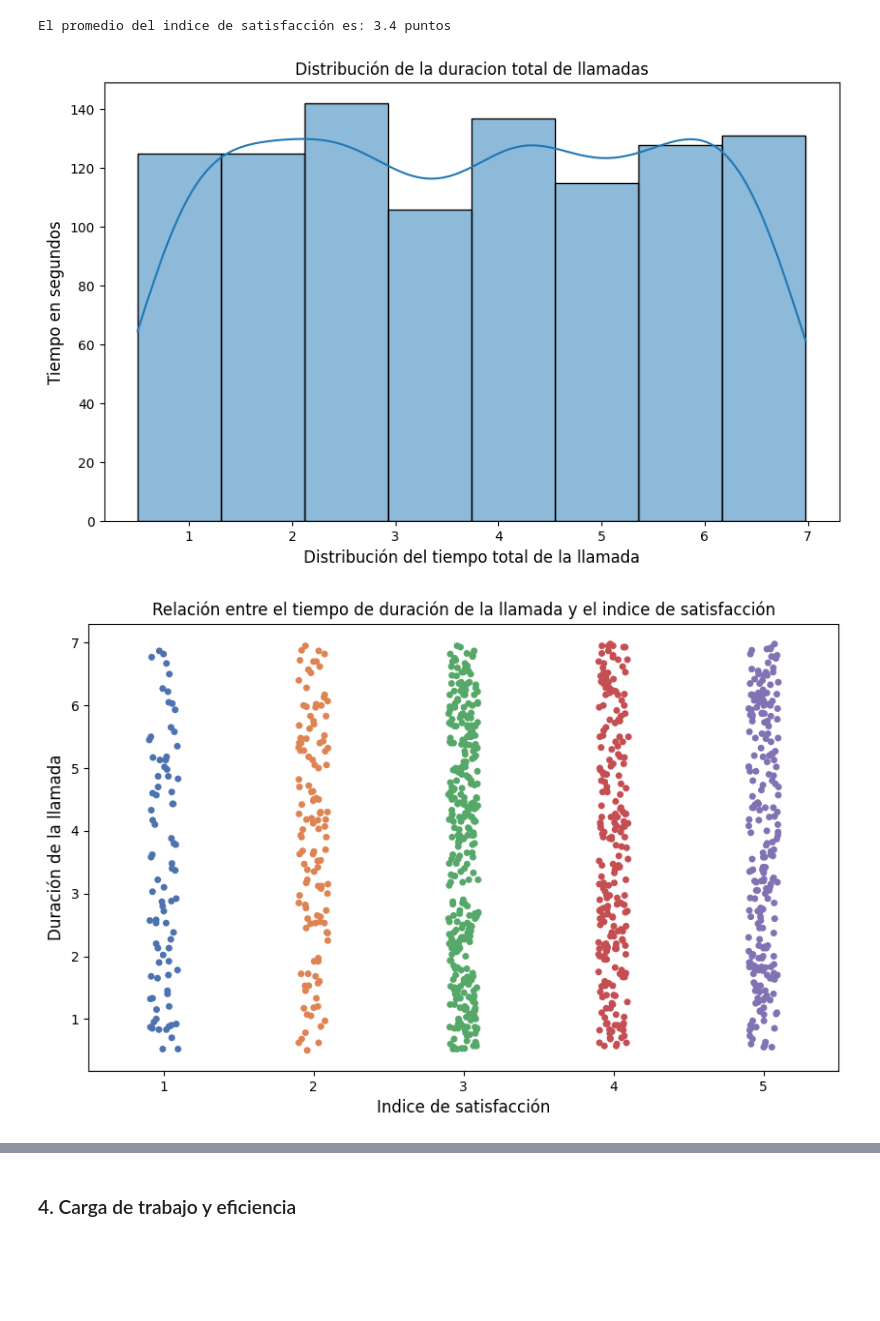
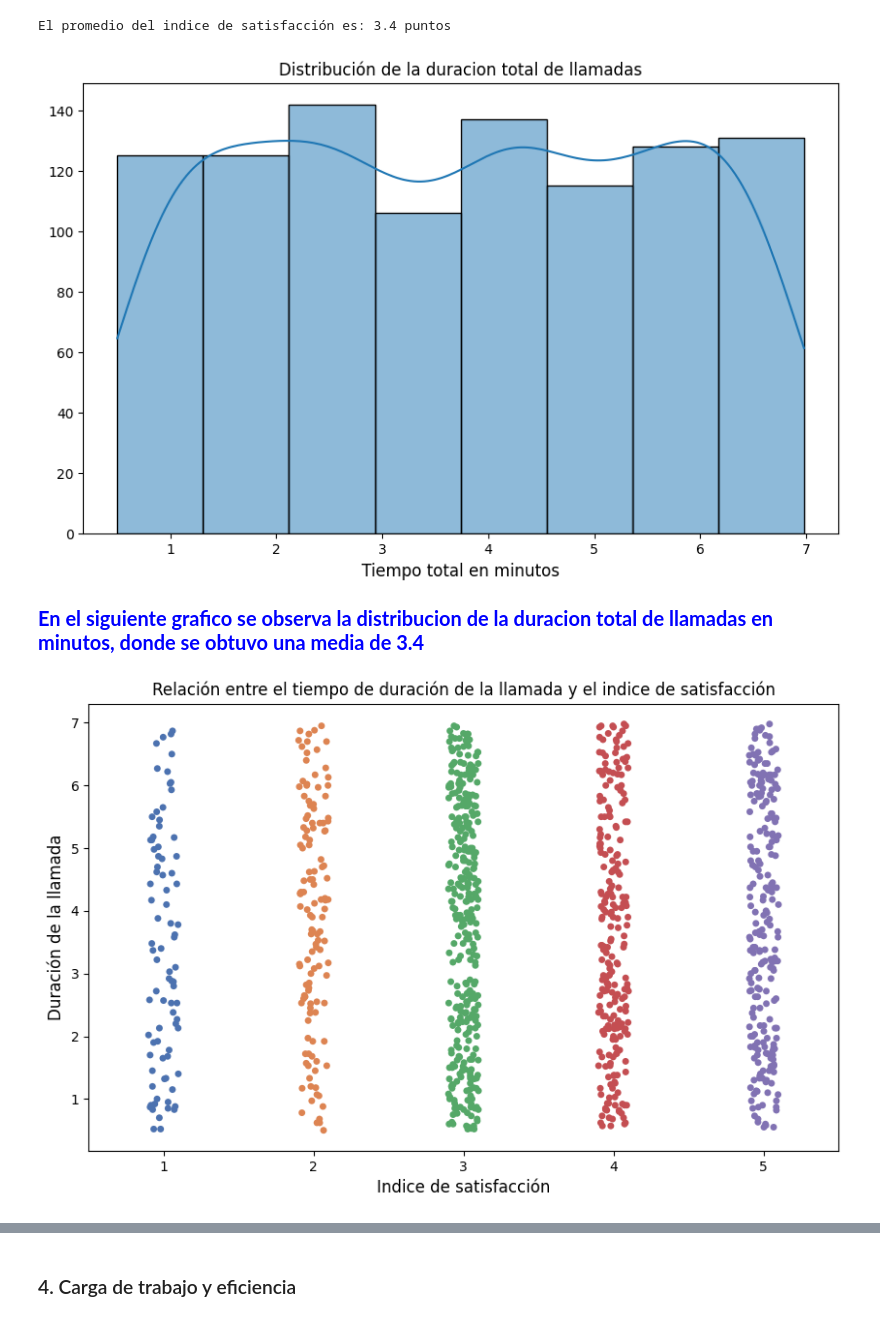
Before and after one commit to Hectorcidps/Portfolio_DA, a Jupyter notebook: Proyecto 12 - Servicio/Servicios.ipynb, the cells around one changed output, grey strips where cells are left out. Cells and saved outputs as stored; diff of their text form; code cells hidden in the pictures; blank space fills up the shorter version.

```diff
--- a/Proyecto 12 - Servicio/Servicios.ipynb
+++ b/Proyecto 12 - Servicio/Servicios.ipynb
@@ -319,6 +347,9 @@ print(f"El tiempo promedio de respuesta de los asesores es de: {llamada_total} m
 El tiempo promedio de respuesta de los asesores es de: 3.73 minutos
 # %% [markdown]
 #### b) ¿Qué porcentaje del tiempo total de la llamada es asistido por un asesor?
+# %%
+# calcular la diferencia de tiempos entre la duracion de la llamada y el tiempo de respuesta
+servicio['tiempo_real_atendido'] = servicio['duracion_llamada_asistida'] - servicio['tiempo_respuesta']
 # %%
 # porcentaje del tiempo total de espera representa el tiempo asistido por un asesor
 servicio['%_tiempo'] = (servicio['duracion_llamada_asistida'] * 100) / (servicio['duracion_llamada_asistida'] + servicio['tiempo_respuesta'])
@@ -387,17 +426,21 @@ El promedio del indice de satisfacción es: 3.4 puntos
 # %%
 # distribucion de la duracion total de llamadas
 plt.figure(figsize=(10,6))
 sns.histplot(data=servicio,
              x='duracion_llamada_min',
              bins=8,
              kde=True)
 
 plt.title('Distribución de la duracion total de llamadas', fontsize=12)
-plt.xlabel('Distribución del tiempo total de la llamada', fontsize=12)
-plt.ylabel('Tiempo en segundos', fontsize=12)
+plt.xlabel('Tiempo total en minutos', fontsize=12)
+plt.ylabel('')
 plt.show()
 # %% [output]
-[figure, old version]
+[figure, new version]
+# %% [markdown]
+<span style="color:blue; font-weight:bold; font-size:20px">
+En el siguiente grafico se observa la distribucion de la duracion total de llamadas en minutos, donde se obtuvo una media de 3.4
+</span>
 # %%
 # grafico de la relacion entre llamadas y la satisfaccion
 plt.figure(figsize=(10,6))
@@ -415,4 +458,4 @@ plt.xlabel('Indice de satisfacción', fontsize=12)
 plt.ylabel('Duración de la llamada', fontsize=12)
 plt.show()
 # %% [output]
-[figure, old version]
+[figure, new version]
```
Also changed, not shown: parts of 36 cells of this notebook.
